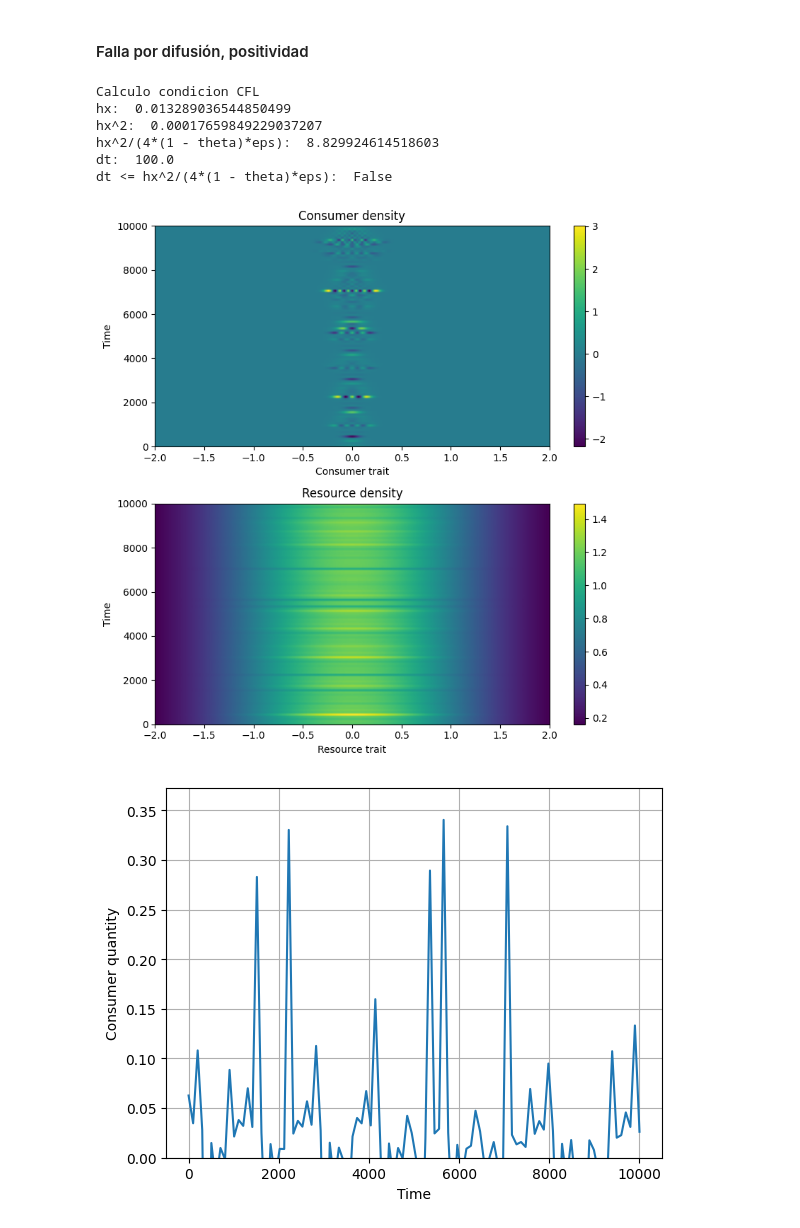
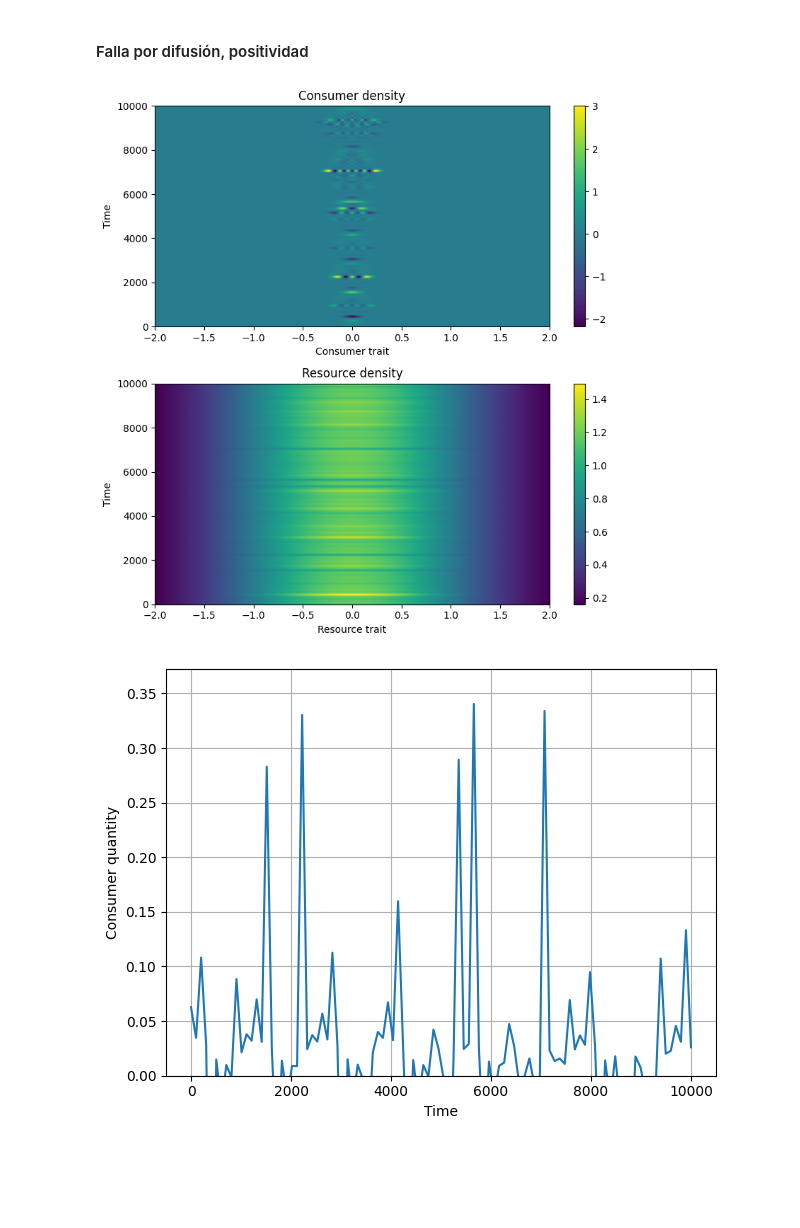
Before and after one commit to chucorate/Dinamica-Adaptativa, a Jupyter notebook: caso_inestable.ipynb, the cells around one changed output. Saved outputs shown, nothing was run; the diff lists cells and outputs as text; code cells hidden in the pictures; blank space fills up the shorter version.

```diff
--- a/caso_inestable.ipynb
+++ b/caso_inestable.ipynb
@@ -33,45 +65,69 @@ def supply_rate_gaussiano(y: np.ndarray, sigma_in: float, M_in: float) -> np.nda
 # %%
 from src import Model
 
-consumer_domain = np.array([[-2, 2]])
-resource_domain = np.array([[-2, 2]])
+X_MIN = -2.0
+X_MAX = 2.0
+Y_MIN = -2.0
+Y_MAX = 2.0
+
+consumer_domain = np.array([[X_MIN, X_MAX]])
+resource_domain = np.array([[Y_MIN, Y_MAX]])
+
+EPS = 0.00001
+THETA = 0.5
+
+T = 10000
+N_T = 100
+
+N_X = 301
+N_Y = 301
+
+const = np.array([1.0])
 # %% [markdown]
 ## Ejemplo
 # %% [markdown]
 #### Falla por difusión, positividad
 # %%
+EstudioMortalidad = Model(
+    consumer_domain=consumer_domain,
+    resource_domain=resource_domain,
+    mutation_rate=EPS,
+)
+
+EstudioMortalidad.set_consumer_growth_rate(lambda x: funcion_constante(x, const=1.0))
 EstudioMortalidad.set_consumer_decay(
     lambda x: funcion_constante(x, const=1.0)
 )  # la población prevalece
+
+EstudioMortalidad.set_resource_supply_rate(
+    lambda y: supply_rate_gaussiano(y, sigma_in=1, M_in=3.0)
+)
 EstudioMortalidad.set_resource_decay(lambda y: funcion_constante(y, const=1.0))
 
-T = 10000
+
+EstudioMortalidad.set_resource_consumer_kernel(
+    lambda x, y: kernel_gaussiano(x, y, sigma_K=0.6)
+)
+
+EstudioMortalidad.set_initial_data(
+    initial_consumer_distribution=lambda x: gauss(x, 0 * const, 0.1, 0.25),
+    initial_resource_distribution=lambda y: constante_en_intervalo(
+        y, 10.0, -2 * const, 0.25 * const
+    ),  # ignorado cuando se usa recurso estacionario
+)
 
 EstudioMortalidad.solve_by_finite_differences(
     T=T,
-    n_t=100,
-    n_x=301,
-    n_y=301,
+    n_t=N_T,
+    n_x=N_X,
+    n_y=N_Y,
     border_type="neumann",
-    theta=0.5,
+    theta=THETA,
     use_stationary_resource=True,
 )
 
-print("Calculo condicion CFL")
-print("hx: ", 4/301)
-print("hx^2: ", (4/301)**2)
-print("hx^2/(4*(1 - theta)*eps): ", (4/301)**2 / (4 * (1 - 0.5) * 0.00001))
-print("dt: ", 10000/100)
-print("dt <= hx^2/(4*(1 - theta)*eps): ", 10000/100 <= (4/301)**2 / (4 * (1 - 0.5) * 0.00001))
-
-EstudioMortalidad.plot.solution_over_time(plot_type="heatmap")
+EstudioMortalidad.plot.solution_over_time_1D(plot_type="heatmap")
 EstudioMortalidad.plot.consumer_quantity()
 # %% [output]
-Calculo condicion CFL
-hx:  0.013289036544850499
-hx^2:  0.00017659849229037207
-hx^2/(4*(1 - theta)*eps):  8.829924614518603
-dt:  100.0
-dt <= hx^2/(4*(1 - theta)*eps):  False
 [figure]
-[figure, old version]
+[figure, new version]
```
Also changed, not shown: parts of 2 cells of this notebook, 2 other files.
